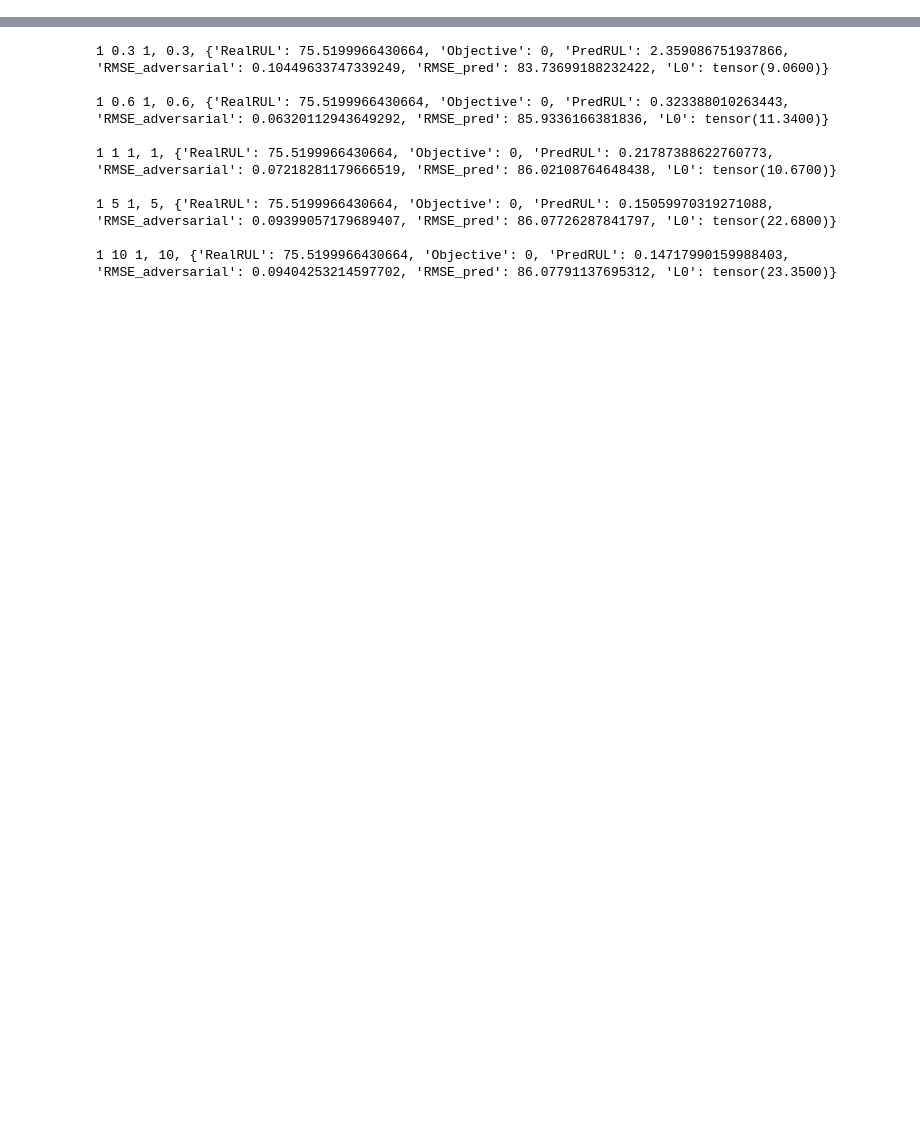
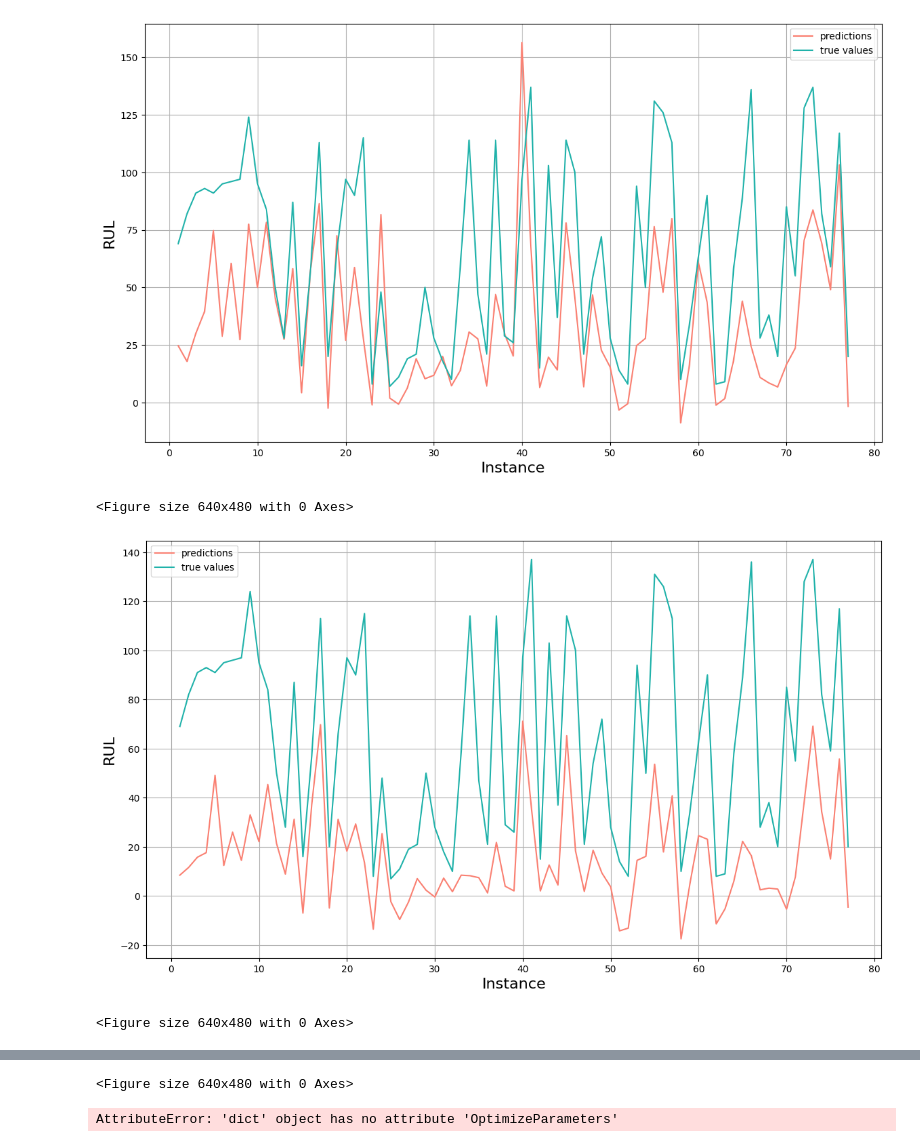
Before and after one commit to PF-Maillard/AdversarialRUL, a Jupyter notebook: Main.ipynb, the cells around one changed output, grey strips where cells are left out. Cells and saved outputs as stored; diff of their text form; code cells hidden in the pictures; blank space fills up the shorter version.

```diff
--- a/Main.ipynb
+++ b/Main.ipynb
@@ -448,0 +288,13 @@ def TestNewAttacks(model, X, y, AttacksParameters, device):
+# %%
+if DisplayGraph == 1:
+    y_pred = MyLSTMModel(PLSTMAdversarialDataFgsm)
+    UtilsTool.DisplayGraph(y_pred, y, FiguresPath, "FGSMLSTMDetection")
+    y_pred = MyLSTMModel(PLSTMAdversarialDataBim)
+    UtilsTool.DisplayGraph(y_pred, y, FiguresPath, "BIMLSTMDetection")
+    y_pred = MyLSTMModel(PLSTMAdversarialDataCW)
+    UtilsTool.DisplayGraph(y_pred, y, FiguresPath, "CWLSTMDetection")
+# %% [output]
+[figure, added]
+<Figure size 640x480 with 0 Axes>
+[figure, added]
+<Figure size 640x480 with 0 Axes>
@@ -449,52 +302,6 @@ def TestNewAttacks(model, X, y, AttacksParameters, device):
+<Figure size 640x480 with 0 Axes>
 # %%
 if OptimizeParameters == 1:
-    KList = {0.3, 0.6, 1, 5, 10}
-    FixP = 5
-    FixS = 0.01
-    Epochs = 1000
-
-    c = 1
-    X, y = X.to(device).to(torch.float32), y.to(device).to(torch.float32)
-
-    with open(OptimalParametersPath + "OptimizeK.txt", "w") as file:
-        while c > 0.0001:
-            for k in KList:
-                CurrentAdversarial = MaillardL0(MyGRUModel, 0, X, y, 0.01, c, Epochs, k, FixP, FixS, device)
-                info = UtilsTool.GetInfos(X, y, 0, CurrentAdversarial, MyGRUModel)
-                result = f"{c}, {k}, {info}\n"
-                file.write(result)
-                file.flush()
-                print(c, k, result)
-            print()
-            c/=2
-
-if OptimizeParameters == 1:
-    FixK = 1
-    PList = [1,2,5,8]
-    SList = [0.003, 0.01, 0.03, 0.1]
-    Epochs = 1000
-
-    c = 1
-    X, y = X.to(device).to(torch.float32), y.to(device).to(torch.float32)
-    with open(OptimalParametersPath + "OptimizePS.txt", "w") as file:
-        while c > 0.0001:
-            for P in PList:
-                for S in SList:
-                    CurrentAdversarial = MaillardL0(MyGRUModel, 0, X, y, 0.01, c, Epochs, FixK, P, S, device)
-                    info = UtilsTool.GetInfos(X, y, 0, CurrentAdversarial, MyGRUModel)
-                    result = f"{c}, {P}, {S}, {info}\n"
-                    file.write(result)
-                    file.flush()
-                    print(result)
-            print()
-            c/=2
+    AttacksTool.OptimizeParameters(X, y, MyGRUModel, OptimalParametersPath, device)
 # %% [output]
-1 0.3 1, 0.3, {'RealRUL': 75.5199966430664, 'Objective': 0, 'PredRUL': 2.359086751937866, 'RMSE_adversarial': 0.10449633747339249, 'RMSE_pred': 83.73699188232422, 'L0': tensor(9.0600)}
-
-1 0.6 1, 0.6, {'RealRUL': 75.5199966430664, 'Objective': 0, 'PredRUL': 0.323388010263443, 'RMSE_adversarial': 0.06320112943649292, 'RMSE_pred': 85.9336166381836, 'L0': tensor(11.3400)}
-
-1 1 1, 1, {'RealRUL': 75.5199966430664, 'Objective': 0, 'PredRUL': 0.21787388622760773, 'RMSE_adversarial': 0.07218281179666519, 'RMSE_pred': 86.02108764648438, 'L0': tensor(10.6700)}
-
-1 5 1, 5, {'RealRUL': 75.5199966430664, 'Objective': 0, 'PredRUL': 0.15059970319271088, 'RMSE_adversarial': 0.09399057179689407, 'RMSE_pred': 86.07726287841797, 'L0': tensor(22.6800)}
-
-1 10 1, 10, {'RealRUL': 75.5199966430664, 'Objective': 0, 'PredRUL': 0.14717990159988403, 'RMSE_adversarial': 0.09404253214597702, 'RMSE_pred': 86.07791137695312, 'L0': tensor(23.3500)}
+AttributeError: 'dict' object has no attribute 'OptimizeParameters'
```
Also changed, not shown: parts of 39 cells of this notebook, 3 other files.
